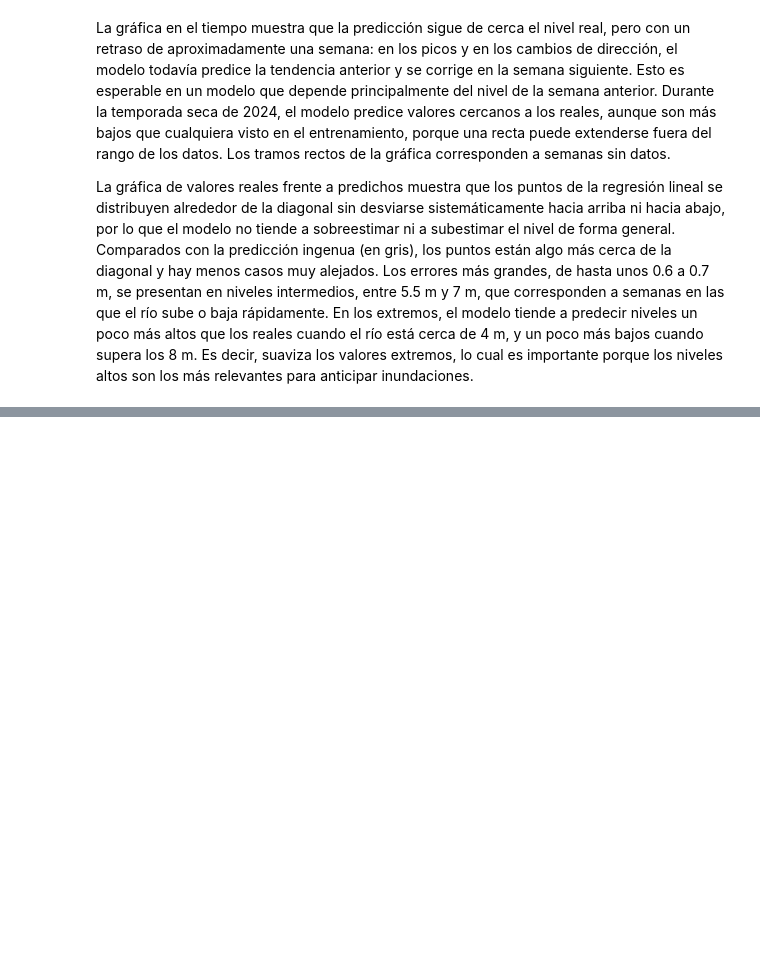
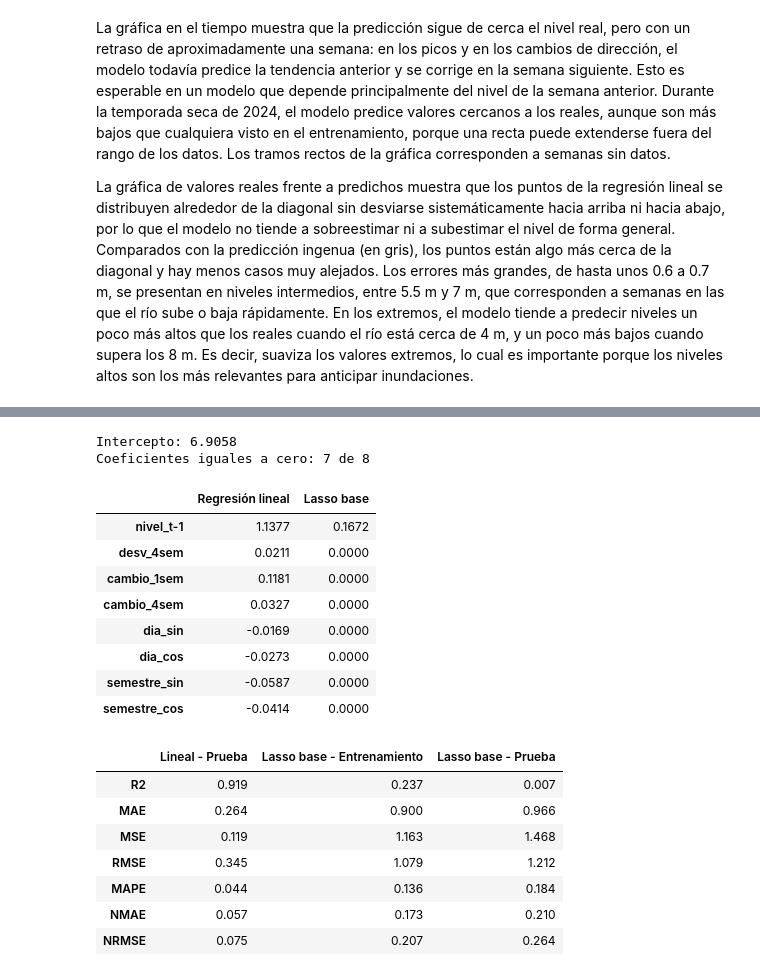
Before and after one commit to AlfonsoMSDL/Proyecto-Aprendizaje-Supervizado-IA, a Jupyter notebook: PromedioNivelMax.ipynb, the cells around one changed output, grey strips where cells are left out. Saved outputs shown, nothing was run; the diff lists cells and outputs as text; code cells hidden in the pictures; blank space fills up the shorter version.

```diff
--- a/PromedioNivelMax.ipynb
+++ b/PromedioNivelMax.ipynb
@@ -1611,0 +1620,37 @@ La gráfica de valores reales frente a predichos muestra que los puntos de la re
+# %%
+modelo_lasso = Lasso(alpha=1.0)
+modelo_lasso.fit(X_train_esc, y_train)
+
+pred_lasso_train = modelo_lasso.predict(X_train_esc)
+pred_lasso = modelo_lasso.predict(X_test_esc)
+
+metricas_lasso_train = evaluar_modelo(y_train, pred_lasso_train)
+metricas_lasso = evaluar_modelo(y_test, pred_lasso)
+
+print("Intercepto:", round(modelo_lasso.intercept_, 4))
+print("Coeficientes iguales a cero:", (modelo_lasso.coef_ == 0).sum(), "de", len(modelo_lasso.coef_))
+display(pd.DataFrame({"Regresión lineal": modelo_lineal.coef_, "Lasso base": modelo_lasso.coef_},
+                     index=X_train_esc.columns).round(4))
+display(pd.DataFrame({"Lineal - Prueba": metricas_lineal,
+                      "Lasso base - Entrenamiento": metricas_lasso_train,
+                      "Lasso base - Prueba": metricas_lasso}).round(3))
+# %% [output]
+Intercepto: 6.9058
+Coeficientes iguales a cero: 7 de 8
+|  | Regresión lineal | Lasso base |
+| nivel_t-1 | 1.1377 | 0.1672 |
+| desv_4sem | 0.0211 | 0.0000 |
+| cambio_1sem | 0.1181 | 0.0000 |
+| cambio_4sem | 0.0327 | 0.0000 |
+| dia_sin | -0.0169 | 0.0000 |
+| dia_cos | -0.0273 | 0.0000 |
+| semestre_sin | -0.0587 | 0.0000 |
+| semestre_cos | -0.0414 | 0.0000 |
+|  | Lineal - Prueba | Lasso base - Entrenamiento | Lasso base - Prueba |
+| R2 | 0.919 | 0.237 | 0.007 |
+| MAE | 0.264 | 0.900 | 0.966 |
+| MSE | 0.119 | 1.163 | 1.468 |
+| RMSE | 0.345 | 1.079 | 1.212 |
+| MAPE | 0.044 | 0.136 | 0.184 |
+| NMAE | 0.057 | 0.173 | 0.210 |
+| NRMSE | 0.075 | 0.207 | 0.264 |
```
Also changed, not shown: parts of 11 cells of this notebook.
